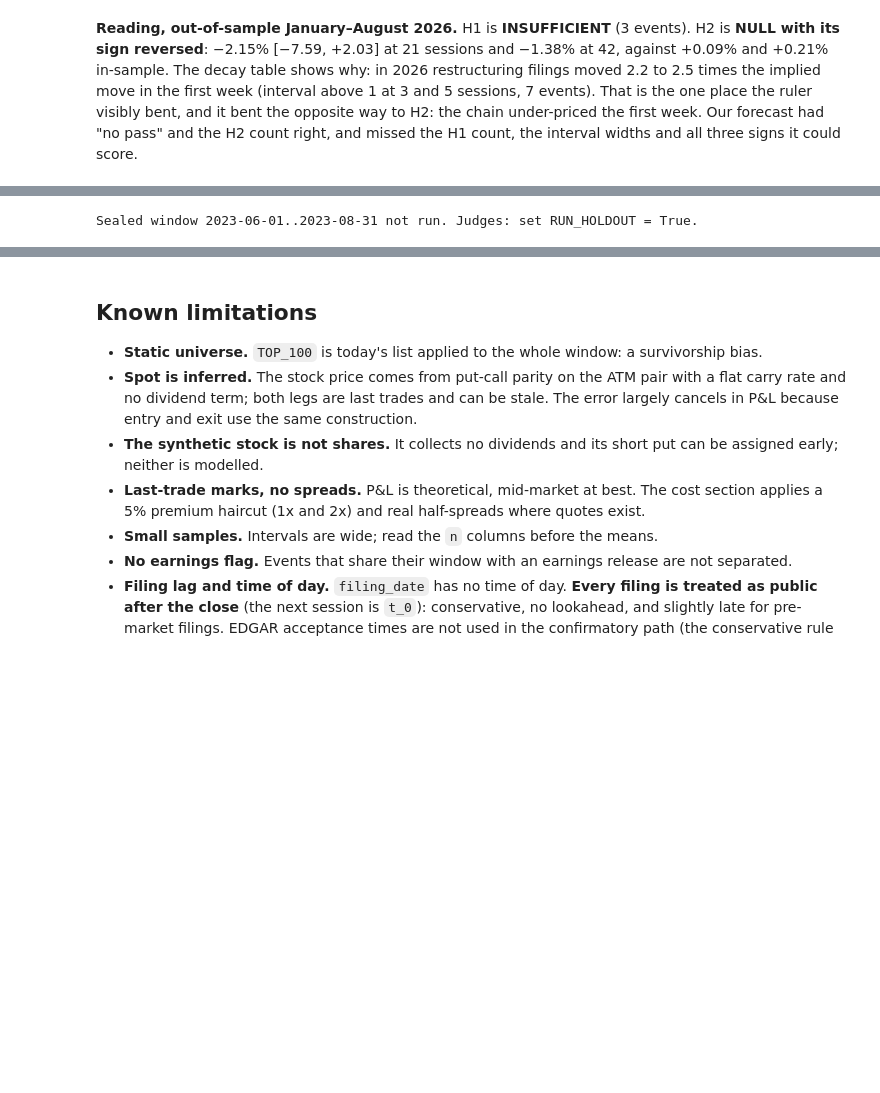
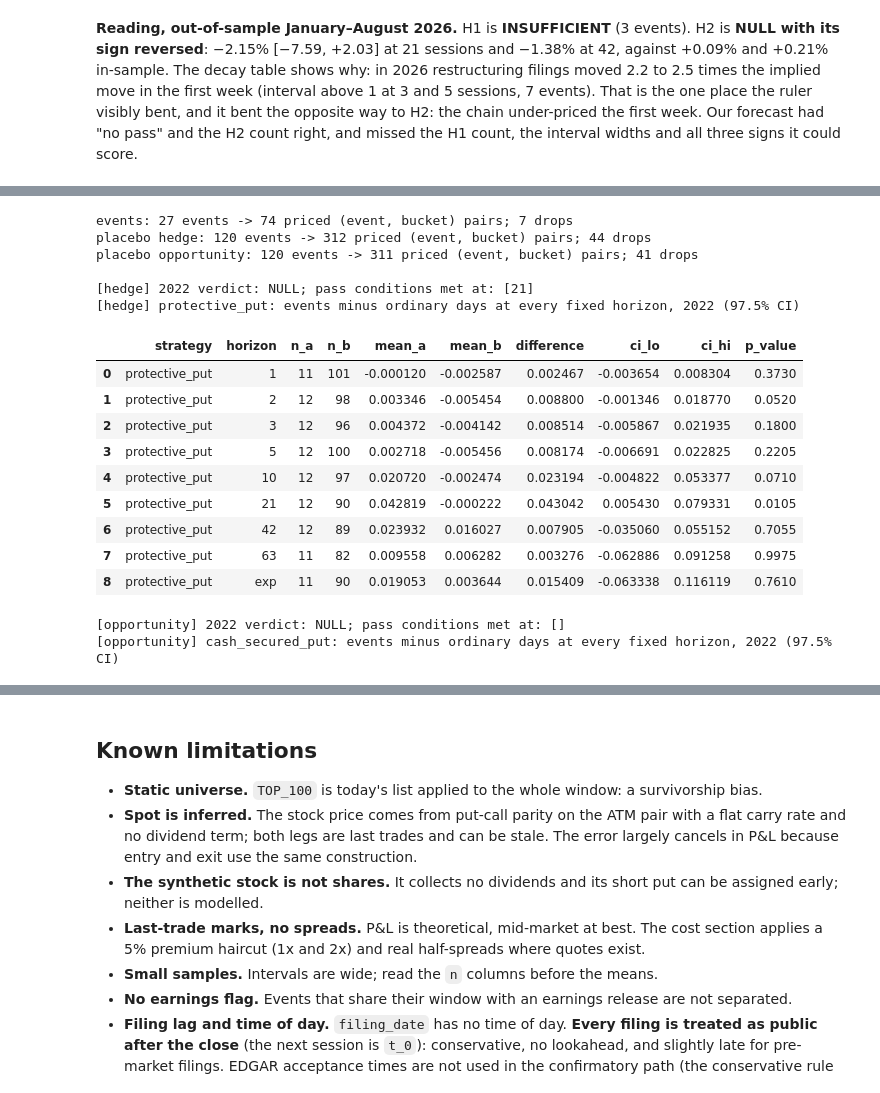
Before and after one commit to theomachado05/polybridge, a Jupyter notebook: research/massive_8k.ipynb, the cells around one changed output, grey strips where cells are left out. Cells and saved outputs as stored; diff of their text form; code cells hidden in the pictures; blank space fills up the shorter version.

```diff
--- a/research/massive_8k.ipynb
+++ b/research/massive_8k.ipynb
@@ -705,50 +704,34 @@ gives about 4 H1 and 3 H2 events, too few for an interval, so INSUFFICIENT for b
 # %%
-FORECAST = [(3.5, "INSUFFICIENT", "INSUFFICIENT"), (5.5, "NULL or INSUFFICIENT", "INSUFFICIENT"),
-            (12.5, "NULL", "NULL"), (float("inf"), "NULL", "NULL")]
-
-
-def forecast_for(start, end):
-    months = (pd.Timestamp(end) - pd.Timestamp(start)).days / 30.44
-    h1, h2 = next((a, b) for m, a, b in FORECAST if months <= m)
-    return months, {"hedge": h1, "opportunity": h2}
-
-
-if RUN_HOLDOUT:
-    LAST_H = cal.last_completed()
-    holdout = run_family_study(client, cal, cfg, HOLDOUT_START, HOLDOUT_END, LAST_H, user_agent=None, max_workers=MAX_WORKERS)
-    months, fc = forecast_for(HOLDOUT_START, HOLDOUT_END)
-    print(f"Sealed window {HOLDOUT_START} -> {HOLDOUT_END} ({months:.1f} months); exits up to {LAST_H.date()}")
-    rows = []
-    for fam in FAMILIES:
-        chk = holdout["checks"].get(fam)
-        r_e, r_p = of_family(holdout["results"], fam), of_family(holdout["placebo_results"], fam)
-        sb = scoreboard(r_e, cfg, strategies=["stock"], horizons=[21]) if len(r_e) else None
-        n_ev = int(sb["n"].sum()) if sb is not None and len(sb) else 0
-        rows.append({"family": fam, "events_at_21": n_ev, "verdict": verdict(chk), "our_forecast": fc[fam]})
-        if len(r_e) and len(r_p):
-            strat = chk["strategy"] if chk else None
-            show(difference_board(r_e, r_p, cfg, level=cfg.confirmatory_level, strategies=[strat]),
-                 f"[{fam}] {strat}: events minus ordinary days at every fixed horizon (97.5% CI)")
-            show(scoreboard(r_e, cfg), f"[{fam}] all five strategies, events (95% CI)")
-            de = decay_table(r_e, cfg)
-            show(de, f"[{fam}] parity decay, sealed-window events")
-            de_in = decay[fam][0]
-            if len(de) and len(de_in):
-                fig, ax = plt.subplots(figsize=(6, 3.2))
-                order = [*cfg.horizons, "exp"]
-                for tbl, label, colr in ((de_in, "in-sample events", "tab:red"), (de, "sealed-window events", "tab:green"),
-                                         (decay[fam][1], "in-sample ordinary days", "tab:gray")):
-                    t = tbl.dropna(subset=["mean_ratio"])
-                    ax.plot([order.index(h) for h in t.index], t["mean_ratio"], "o-", label=label, color=colr)
-                ax.axhline(1, color="k", lw=0.6)
-                ax.set_xticks(range(len(order)), [str(h) for h in order])
-                ax.set_xlabel("sessions after the filing"); ax.set_ylabel("|realized| / implied")
-                ax.set_title(f"[{fam}] parity decay"); ax.legend(fontsize=8)
-                plt.show()
-        else:
-            print(f"[{fam}] no priced events or no placebo in this window")
-    show(pd.DataFrame(rows).set_index("family"), "Sealed window: verdict against our committed forecast")
-else:
-    print(f"Sealed window {HOLDOUT_START}..{HOLDOUT_END} not run. Judges: set RUN_HOLDOUT = True.")
+fresh = run_family_study(client, cal, cfg, "2022-01-01", "2022-12-31", pd.Timestamp("2026-10-02"), user_agent=None, max_workers=MAX_WORKERS)
+for fam in FAMILIES:
+    chk = fresh["checks"].get(fam)
+    r_e, r_p = of_family(fresh["results"], fam), of_family(fresh["placebo_results"], fam)
+    print(f"\n[{fam}] 2022 verdict: {verdict(chk)}; pass conditions met at: {sorted(set(chk['horizons_pnl_ok']) & set(chk['horizons_ratio_ok']), key=str) if chk else []}")
+    if len(r_e) and len(r_p):
+        show(difference_board(r_e, r_p, cfg, level=cfg.confirmatory_level, strategies=[chk["strategy"]]),
+             f"[{fam}] {chk['strategy']}: events minus ordinary days at every fixed horizon, 2022 (97.5% CI)")
+h1 = lambda d: d[(d.family == "hedge") & (d.bucket == cfg.baseline_bucket) & (d.entry == "post") & (d.otm == cfg.otm_pct) & (d.horizon == 21)]
+ev, pl = h1(fresh["results"]), h1(fresh["placebo_results"])
+show(pd.DataFrame({"filings": [ev.realized.mean(), (ev.realized < 0).mean(), (ev.protective_put - ev.stock).mean(), ev.protective_put.mean()],
+                   "ordinary days": [pl.realized.mean(), (pl.realized < 0).mean(), (pl.protective_put - pl.stock).mean(), pl.protective_put.mean()]},
+                  index=["stock return, 21 sessions", "share of stocks that fell", "put leg alone", "protective put"]).round(4),
+     "H1 in 2022, decomposed: where the protective put's gain came from")
 # %% [output]
-Sealed window 2023-06-01..2023-08-31 not run. Judges: set RUN_HOLDOUT = True.
+events: 27 events -> 74 priced (event, bucket) pairs; 7 drops
+placebo hedge: 120 events -> 312 priced (event, bucket) pairs; 44 drops
+placebo opportunity: 120 events -> 311 priced (event, bucket) pairs; 41 drops
+
+[hedge] 2022 verdict: NULL; pass conditions met at: [21]
+[hedge] protective_put: events minus ordinary days at every fixed horizon, 2022 (97.5% CI)
+|  | strategy | horizon | n_a | n_b | mean_a | mean_b | difference | ci_lo | ci_hi | p_value |
+| 0 | protective_put | 1 | 11 | 101 | -0.000120 | -0.002587 | 0.002467 | -0.003654 | 0.008304 | 0.3730 |
+| 1 | protective_put | 2 | 12 | 98 | 0.003346 | -0.005454 | 0.008800 | -0.001346 | 0.018770 | 0.0520 |
+| 2 | protective_put | 3 | 12 | 96 | 0.004372 | -0.004142 | 0.008514 | -0.005867 | 0.021935 | 0.1800 |
+| 3 | protective_put | 5 | 12 | 100 | 0.002718 | -0.005456 | 0.008174 | -0.006691 | 0.022825 | 0.2205 |
+| 4 | protective_put | 10 | 12 | 97 | 0.020720 | -0.002474 | 0.023194 | -0.004822 | 0.053377 | 0.0710 |
+| 5 | protective_put | 21 | 12 | 90 | 0.042819 | -0.000222 | 0.043042 | 0.005430 | 0.079331 | 0.0105 |
+| 6 | protective_put | 42 | 12 | 89 | 0.023932 | 0.016027 | 0.007905 | -0.035060 | 0.055152 | 0.7055 |
+| 7 | protective_put | 63 | 11 | 82 | 0.009558 | 0.006282 | 0.003276 | -0.062886 | 0.091258 | 0.9975 |
+| 8 | protective_put | exp | 11 | 90 | 0.019053 | 0.003644 | 0.015409 | -0.063338 | 0.116119 | 0.7610 |
+[opportunity] 2022 verdict: NULL; pass conditions met at: []
+[opportunity] cash_secured_put: events minus ordinary days at every fixed horizon, 2022 (97.5% CI)
```
Also changed, not shown: parts of 7 cells of this notebook, 1 other file.
